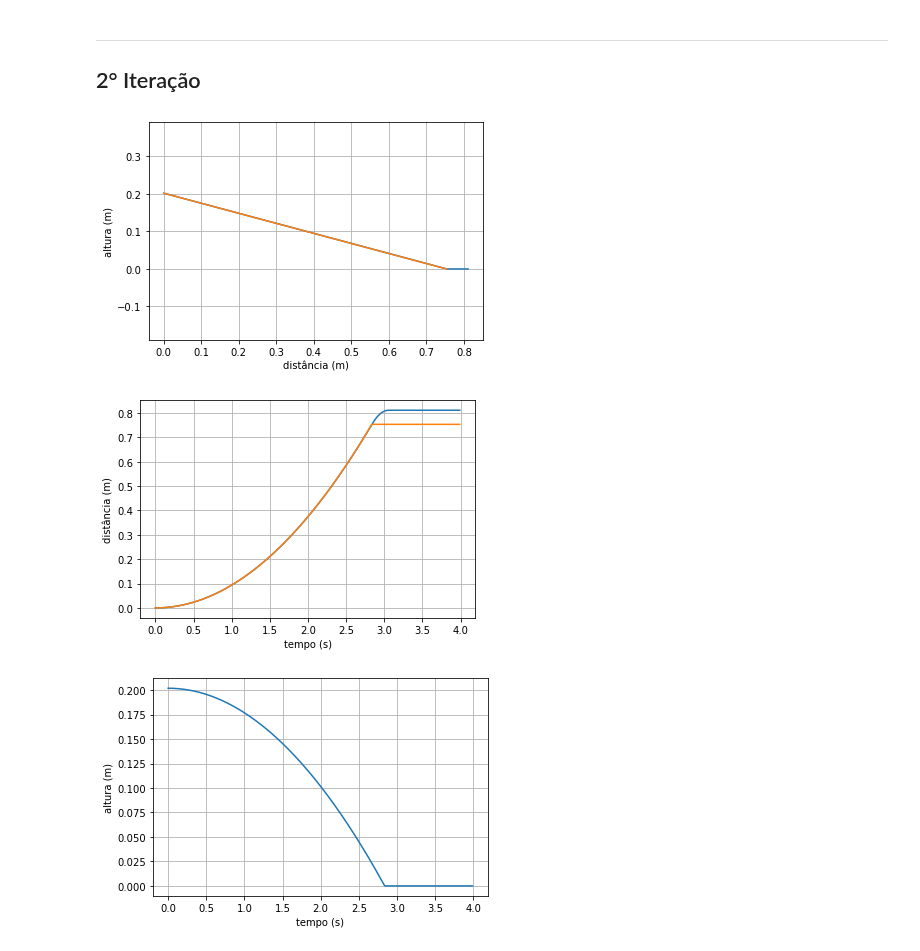
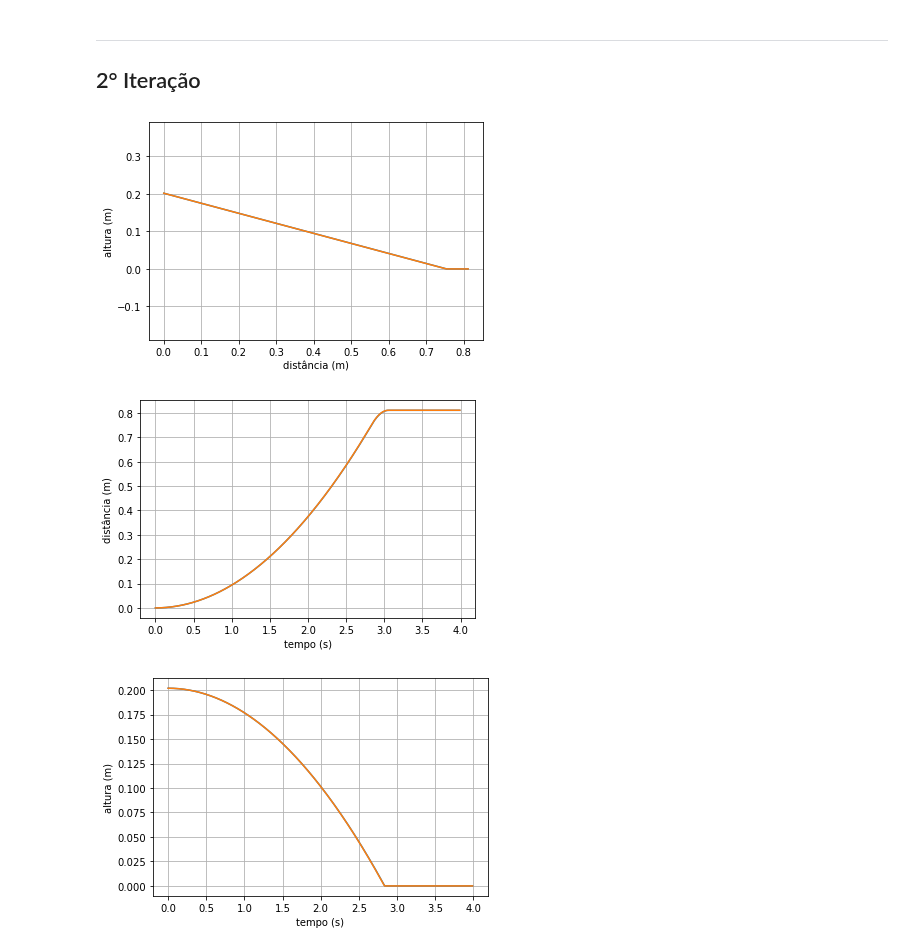
Before and after one commit to pedroivoal/Modsim-P3, a Jupyter notebook: Implementação/modelo.ipynb, the cells around one changed output. Drawn from its saved outputs; the diff is of its cells as text; code cells hidden in the pictures.

```diff
--- a/Implementação/modelo.ipynb
+++ b/Implementação/modelo.ipynb
@@ -153,11 +155,11 @@ def modelo2 (X, t, angle):
         return [dxdt, dydt, dvxdt, dvydt]
 # %%
 # Resolução numérica
-v = odeint(modelo2, x0, t_lista, args = (angle,))
+v = odeint(modelo2, x0, L_t, args = (angle,))
 listxv = v[:,0]
 listyv = v[:,1]
 
-# Plota gráfico somente para apresentação
+
 plt.plot(listxv, listyv)
 plt.plot(listx, listy)
 plt.axis('equal')
@@ -168,21 +170,48 @@ plt.grid(True)
 plt.show()
 print()
 
-plt.plot(t_lista, listxv)
-plt.plot(t_lista, listx)
+plt.plot(L_t, listxv)
+plt.plot(L_t, listx)
 plt.title('')
 plt.xlabel('tempo (s)')
 plt.ylabel('distância (m)')
 plt.grid(True)
 plt.show()
 
-plt.plot(t_lista, listyv)
+plt.plot(L_t, listyv)
+plt.plot(L_t, listy)
 plt.title('')
 plt.xlabel('tempo (s)')
 plt.ylabel('altura (m)')
 plt.grid(True)
 plt.show()
-# %% [output]
-[figure, removed]
-[figure, removed]
-[figure, removed]
+# %%
+plt.plot(listxv, listyv)
+plt.plot(listx, listy)
+plt.axis('equal')
+plt.title('')
+plt.xlabel('distância (m)')
+plt.ylabel('altura (m)')
+plt.grid(True)
+plt.show()
+print()
+
+plt.plot(L_t, listxv)
+plt.plot(L_t, listx)
+plt.title('')
+plt.xlabel('tempo (s)')
+plt.ylabel('distância (m)')
+plt.grid(True)
+plt.show()
+
+plt.plot(L_t, listyv)
+plt.plot(L_t, listy)
+plt.title('')
+plt.xlabel('tempo (s)')
+plt.ylabel('altura (m)')
+plt.grid(True)
+plt.show()
+# %% [output]
+[figure, added]
+[figure, added]
+[figure, added]
```
Also changed, not shown: parts of 5 cells of this notebook.
